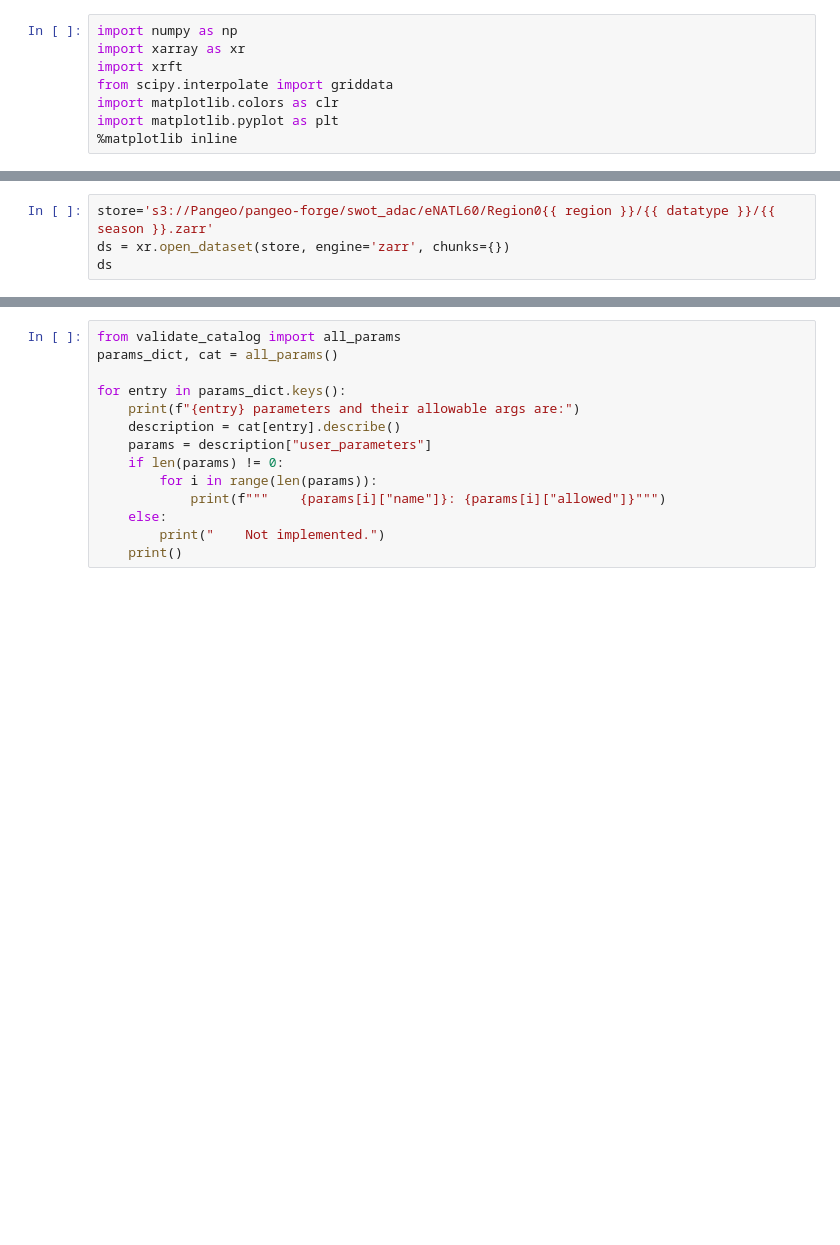
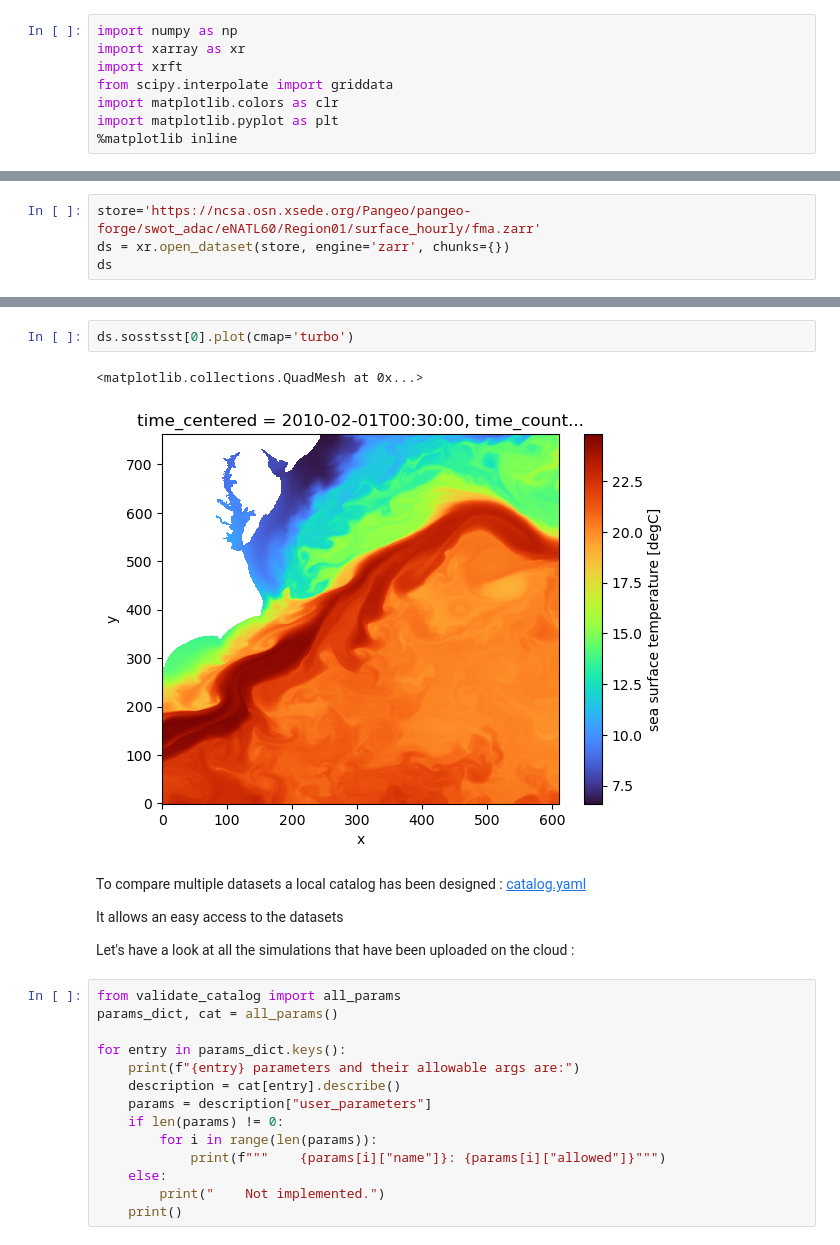
Before and after one commit to auraoupa/drakkar-demo-notebooks, a Jupyter notebook: Spectra-eNATL60.ipynb, the cells around one changed output, grey strips where cells are left out. Saved outputs shown, nothing was run; the diff lists cells and outputs as text; blank space fills up the shorter version.

```diff
--- a/Spectra-eNATL60.ipynb
+++ b/Spectra-eNATL60.ipynb
@@ -76,5 +84,5 @@ import matplotlib.pyplot as plt
 # %%
-store='s3://Pangeo/pangeo-forge/swot_adac/eNATL60/Region0{{ region }}/{{ datatype }}/{{ season }}.zarr'
+store='https://ncsa.osn.xsede.org/Pangeo/pangeo-forge/swot_adac/eNATL60/Region01/surface_hourly/fma.zarr'
 ds = xr.open_dataset(store, engine='zarr', chunks={})
 ds
 # %% [output]
@@ -86,3 +106,14 @@ AttributeError: module 'lib' has no attribute 'OpenSSL_add_all_algorithms'
+# %%
+ds.sosstsst[0].plot(cmap='turbo')
+# %% [output]
+<matplotlib.collections.QuadMesh at 0x...>
+[figure, added]
+# %% [markdown]
+To compare multiple datasets a local catalog has been designed : [catalog.yaml](catalog.yaml)
+
+It allows an easy access to the datasets
+
+Let's have a look at all the simulations that have been uploaded on the cloud :
 # %%
 from validate_catalog import all_params
 params_dict, cat = all_params()
```
Also changed, not shown: parts of 15 cells of this notebook, 2 other files.
